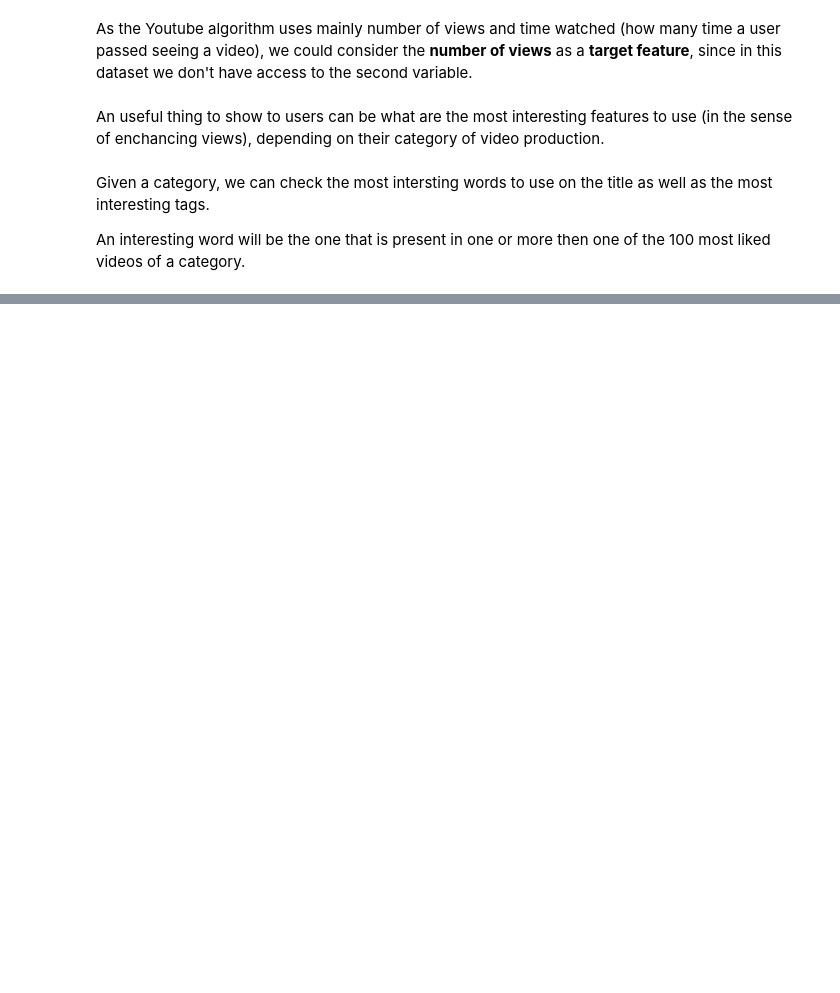
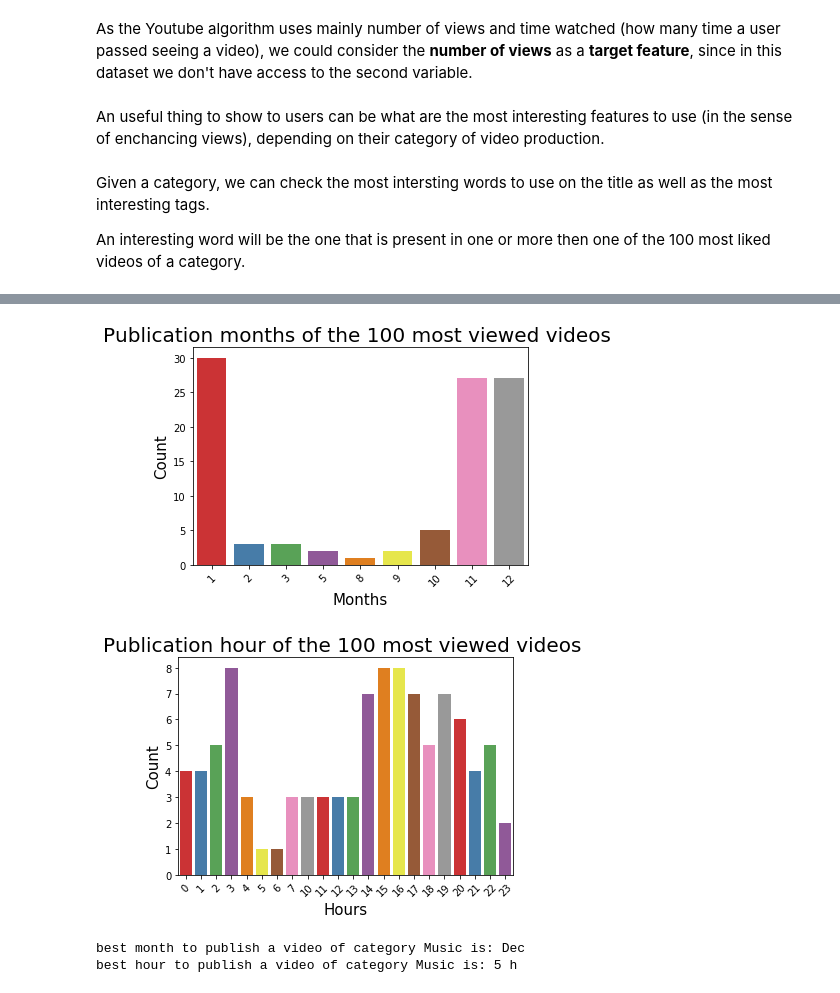
Before and after one commit to talesmarra/youtube_data_analysis, a Jupyter notebook: Youtube_US_videos_data_analysis.ipynb, the cells around one changed output, grey strips where cells are left out. Cells and saved outputs as stored; diff of their text form; code cells hidden in the pictures; blank space fills up the shorter version.

```diff
--- a/Youtube_US_videos_data_analysis.ipynb
+++ b/Youtube_US_videos_data_analysis.ipynb
@@ -178,0 +267,43 @@ Name: Most interesting words to put in tags, dtype: int64
+# %%
+def best_time(category=None):
+    """
+    Given a category, we'll check the most interesting time to publish a video.
+    params:
+    category: category name. If None, takes all categories into account.
+    return:
+    best time to publish a video.
+    """
+    us_videos_cp = us_videos.copy()
+    if category:
+        us_videos_cp = us_videos_cp[us_videos_cp['category_name']==category]
+    us_videos_cp.sort_values(by='views', inplace=True)
+    us_videos_cp = us_videos_cp.head(n=100).reset_index(drop=True)
+    if category:
+        message_month = f'best month to publish a video of category {category} is:'
+        message_hour = f'best hour to publish a video of category {category} is:'
+
+    else:
+        message_month = f'best month to publish a video is:'
+        message_hour = f'best hour to publish a video is:'
+
+    g = sns.countplot('month', data=us_videos.sort_values(by='views').head(100), palette="Set1")
+    g.set_xticklabels(g.get_xticklabels(),rotation=45)
+    g.set_title("Publication months of the 100 most viewed videos ", fontsize=20)
+    g.set_xlabel("Months", fontsize=15)
+    g.set_ylabel("Count", fontsize=15)
+    plt.show()
+    g = sns.countplot('hour', data=us_videos.sort_values(by='views').head(100), palette="Set1")
+    g.set_xticklabels(g.get_xticklabels(),rotation=45)
+    g.set_title("Publication hour of the 100 most viewed videos ", fontsize=20)
+    g.set_xlabel("Hours", fontsize=15)
+    g.set_ylabel("Count", fontsize=15)
+    plt.show()
+    print(message_month, calendar.month_abbr[us_videos_cp['month'].value_counts().index[0]])
+    print(message_hour, us_videos_cp['hour'].value_counts().index[0],'h')
+# %%
+best_time(category='Music')
+# %% [output]
+[figure, added]
+[figure, added]
+best month to publish a video of category Music is: Dec
+best hour to publish a video of category Music is: 5 h
```
Also changed, not shown: parts of 23 cells of this notebook.
